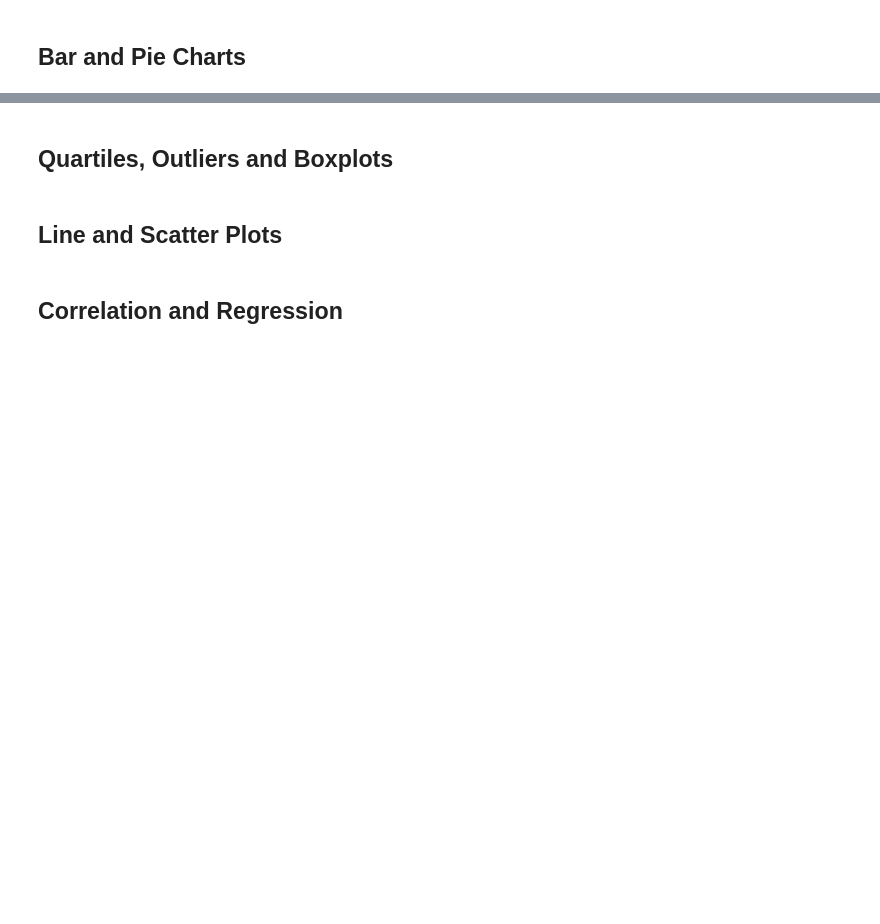
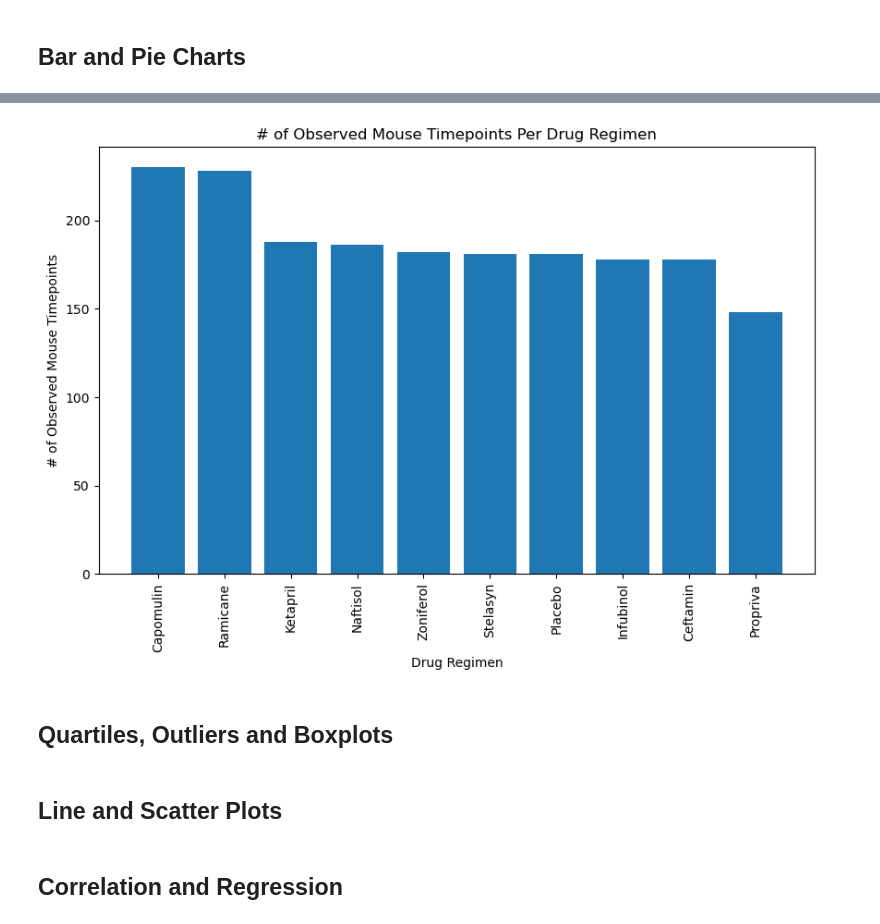
Before and after one commit to rkb81/Matplotlib-Challenge, a Jupyter notebook: pymaceuticals.ipynb, the cells around one changed output, grey strips where cells are left out. Saved outputs shown, nothing was run; the diff lists cells and outputs as text; code cells hidden in the pictures; blank space fills up the shorter version.

```diff
--- a/pymaceuticals.ipynb
+++ b/pymaceuticals.ipynb
@@ -101,3 +151,27 @@ len(clean_mouse_data['Mouse ID'].unique())
+# %%
+# Generate a bar plot showing the total number of rows (Mouse ID/Timepoints) for each drug regimen using pyplot.
+count_by_regimen = clean_mouse_data["Drug Regimen"].value_counts()
+
+# Get the unique drug regimens and their counts
+regimens = count_by_regimen.index
+counts = count_by_regimen.values
+
+# Create the bar plot
+plt.figure(figsize=(10, 6))
+plt.bar(regimens, counts)
+
+# Set the title and labels
+plt.title("# of Observed Mouse Timepoints Per Drug Regimen")
+plt.xlabel("Drug Regimen")
+plt.ylabel("# of Observed Mouse Timepoints")
+
+# Rotate x-axis labels if needed
+plt.xticks(rotation=90)
+
+# Display the plot
+plt.show()
+# %% [output]
+[figure, added]
 # %%
 # Generate a pie plot showing the distribution of female versus male mice using Pandas
 # %%
```
Also changed, not shown: parts of 4 cells of this notebook.
